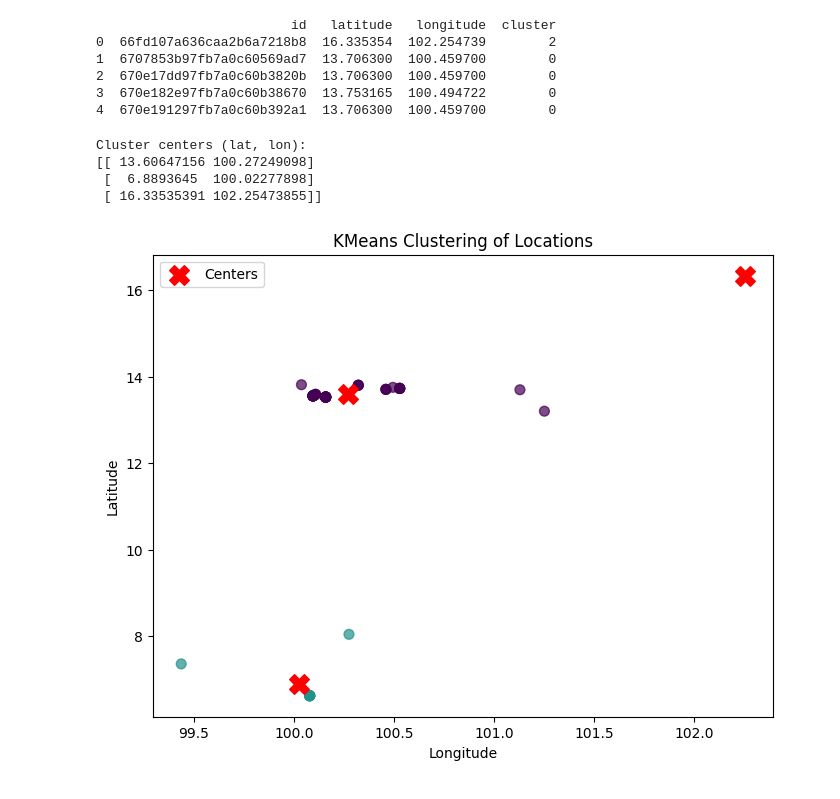
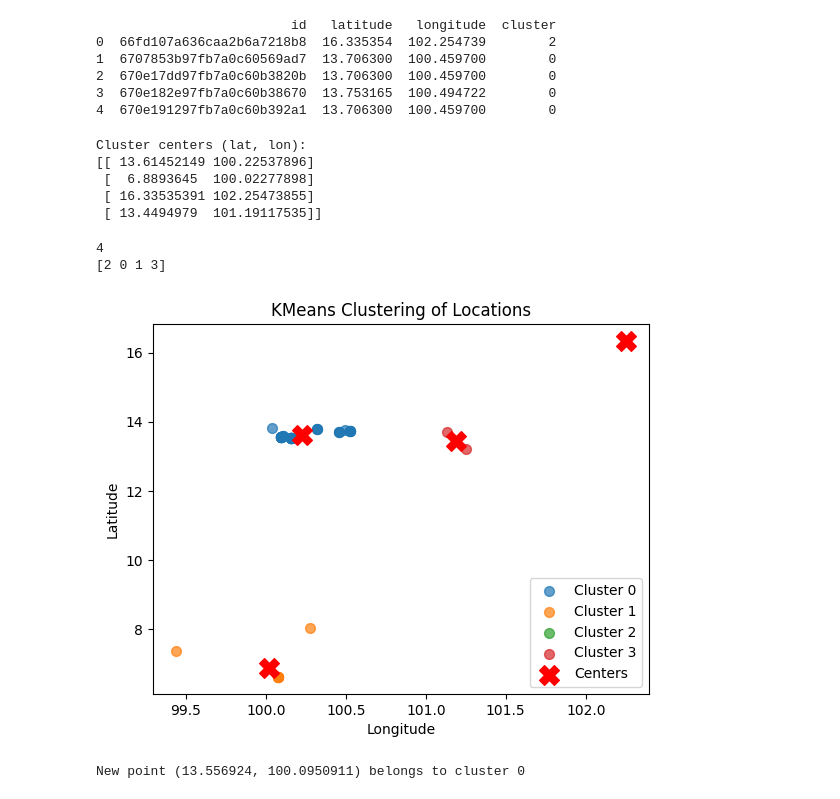
Before and after one commit to TwoTanawin/hydroneo-analytics, a Jupyter notebook: disease/analytics_kmean_localtion.ipynb, the cells around one changed output. Saved outputs shown, nothing was run; the diff lists cells and outputs as text; code cells hidden in the pictures.

Commit message:
ana kmean v2

```diff
--- a/disease/analytics_kmean_localtion.ipynb
+++ b/disease/analytics_kmean_localtion.ipynb
@@ -23,7 +23,7 @@ print(df.head())
 coords = df[['latitude', 'longitude']].to_numpy()
 
 # Choose number of clusters (e.g., 3)
-k = 3
+k = 4
 kmeans = KMeans(n_clusters=k, random_state=42)
 df['cluster'] = kmeans.fit_predict(coords)
 
@@ -41,21 +41,49 @@ print("Cluster centers (lat, lon):")
 print(kmeans.cluster_centers_)
 # %% [output]
 Cluster centers (lat, lon):
-[[ 13.60647156 100.27249098]
+[[ 13.61452149 100.22537896]
  [  6.8893645  100.02277898]
- [ 16.33535391 102.25473855]]
+ [ 16.33535391 102.25473855]
+ [ 13.4494979  101.19117535]]
 # %%
 print(df['cluster'].nunique())   # number of unique clusters
 print(df['cluster'].unique())    # which cluster IDs
+# %% [output]
+4
+[2 0 1 3]
 # %%
-plt.figure(figsize=(8,6))
-plt.scatter(df['longitude'], df['latitude'], c=df['cluster'], cmap='viridis', s=50, alpha=0.7)
-plt.scatter(kmeans.cluster_centers_[:,1], kmeans.cluster_centers_[:,0],
-            c='red', marker='X', s=200, label='Centers')
+for cluster_id in sorted(df['cluster'].unique()):
+    cluster_points = df[df['cluster'] == cluster_id]
+    plt.scatter(
+        cluster_points['longitude'],
+        cluster_points['latitude'],
+        s=50, alpha=0.7,
+        label=f"Cluster {cluster_id}"
+    )
+
+# Plot cluster centers
+plt.scatter(
+    kmeans.cluster_centers_[:,1],
+    kmeans.cluster_centers_[:,0],
+    c='red', marker='X', s=200, label='Centers'
+)
+
 plt.xlabel("Longitude")
 plt.ylabel("Latitude")
 plt.title("KMeans Clustering of Locations")
 plt.legend()
 plt.show()
 # %% [output]
-[figure, old version]
+[figure, new version]
+# %%
+# Example new coordinate
+new_lat, new_lon = 13.556924, 100.0950911
+
+# Make sure it’s in the same format as training data [[lat, lon]]
+new_point = np.array([[new_lat, new_lon]])
+
+# Predict cluster
+cluster_id = kmeans.predict(new_point)[0]
+print(f"New point ({new_lat}, {new_lon}) belongs to cluster {cluster_id}")
+# %% [output]
+New point (13.556924, 100.0950911) belongs to cluster 0
```
Also changed, not shown: parts of 1 cell of this notebook.
